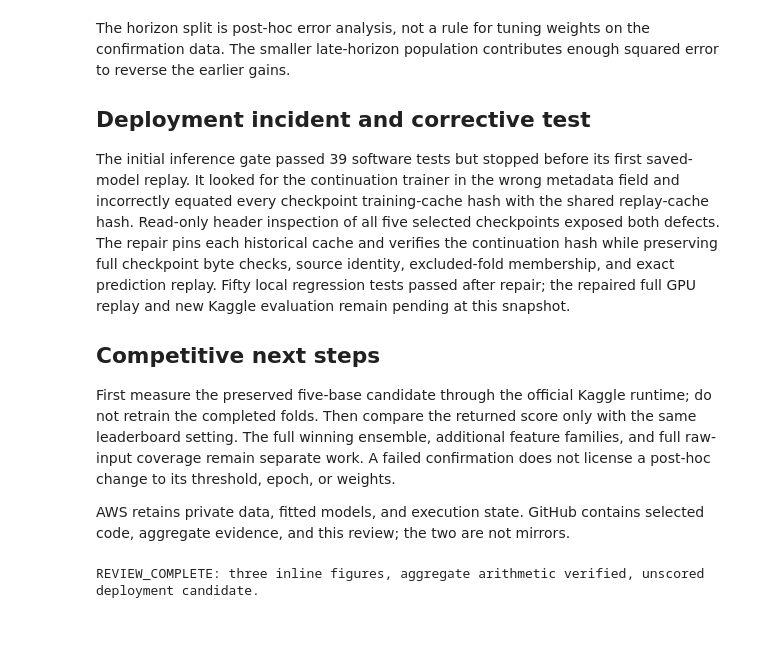
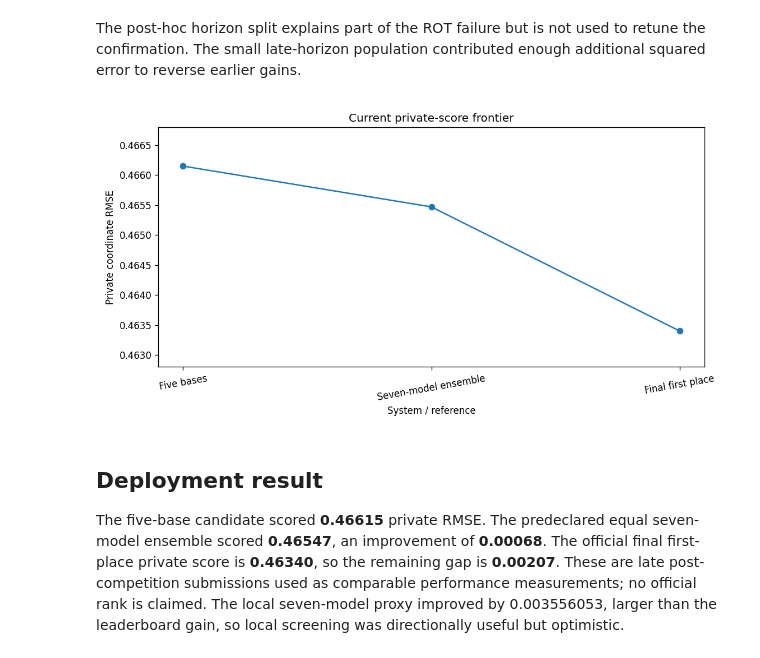
Before and after one commit to alvaromendizabal/nfl-player-trajectory, a Jupyter notebook: research/RECENT_MODELS.ipynb, the cells around one changed output. Drawn from its saved outputs; the diff is of its cells as text; code cells hidden in the pictures; blank space fills up the shorter version.

```diff
--- a/research/RECENT_MODELS.ipynb
+++ b/research/RECENT_MODELS.ipynb
@@ -72,18 +84,15 @@ show(fig,static,'winner_horizon')
-# %% [markdown]
-The horizon split is post-hoc error analysis, not a rule for tuning weights on the confirmation data. The smaller late-horizon population contributes enough squared error to reverse the earlier gains.
-
-## Deployment incident and corrective test
-
-The initial inference gate passed 39 software tests but stopped before its first saved-model replay. It looked for the continuation trainer in the wrong metadata field and incorrectly equated every checkpoint training-cache hash with the shared replay-cache hash. Read-only header inspection of all five selected checkpoints exposed both defects. The repair pins each historical cache and verifies the continuation hash while preserving full checkpoint byte checks, source identity, excluded-fold membership, and exact prediction replay. Fifty local regression tests passed after repair; the repaired full GPU replay and new Kaggle evaluation remain pending at this snapshot.
-
-## Competitive next steps
-
-First measure the preserved five-base candidate through the official Kaggle runtime; do not retrain the completed folds. Then compare the returned score only with the same leaderboard setting. The full winning ensemble, additional feature families, and full raw-input coverage remain separate work. A failed confirmation does not license a post-hoc change to its threshold, epoch, or weights.
-
-AWS retains private data, fitted models, and execution state. GitHub contains selected code, aggregate evidence, and this review; the two are not mirrors.
-# %%
-assert E['rot'][1]['gate_passed'] is False
-assert E['new_kaggle_score'] is None
-print('REVIEW_COMPLETE: three inline figures, aggregate arithmetic verified, unscored deployment candidate.')
-# %% [output]
-REVIEW_COMPLETE: three inline figures, aggregate arithmetic verified, unscored deployment candidate.
+# %% [markdown]
+The post-hoc horizon split explains part of the ROT failure but is not used to retune the confirmation. The small late-horizon population contributed enough additional squared error to reverse earlier gains.
+# %%
+K=E['kaggle_private']; labels=['Five bases','Seven-model ensemble','Final first place'];vals=[K['five_base_submission']['private_rmse'],K['seven_model_submission']['private_rmse'],K['final_first_place_private_rmse']]
+fig=go.Figure(go.Scatter(x=labels,y=vals,mode='markers+lines+text',text=[f'{v:.5f}' for v in vals],textposition='top center'))
+fig.update_layout(title='Current private-score frontier: ensemble diversity narrowed the gap',xaxis_title='Measured system / reference',yaxis_title='Private coordinate RMSE (yards; lower is better)')
+fig.update_yaxes(range=[0.4628,0.4668])
+static,ax=plt.subplots();ax.plot(labels,vals,marker='o');ax.set(xlabel='System / reference',ylabel='Private coordinate RMSE',title='Current private-score frontier');ax.set_ylim(0.4628,0.4668);ax.tick_params(axis='x',rotation=10)
+show(fig,static,'winner_private_progress')
+# %% [output]
+[figure, added]
+# %% [markdown]
+## Deployment result
+
+The five-base candidate scored **0.46615** private RMSE. The predeclared equal seven-model ensemble scored **0.46547**, an improvement of **0.00068**. The official final first-place private score is **0.46340**, so the remaining gap is **0.00207**. These are late post-competition submissions used as comparable performance measurements; no official rank is claimed. The local seven-model proxy improved by 0.003556053, larger than the leaderboard gain, so local screening was directionally useful but optimistic.
```
Also changed, not shown: parts of 20 cells of this notebook, 16 other files.
